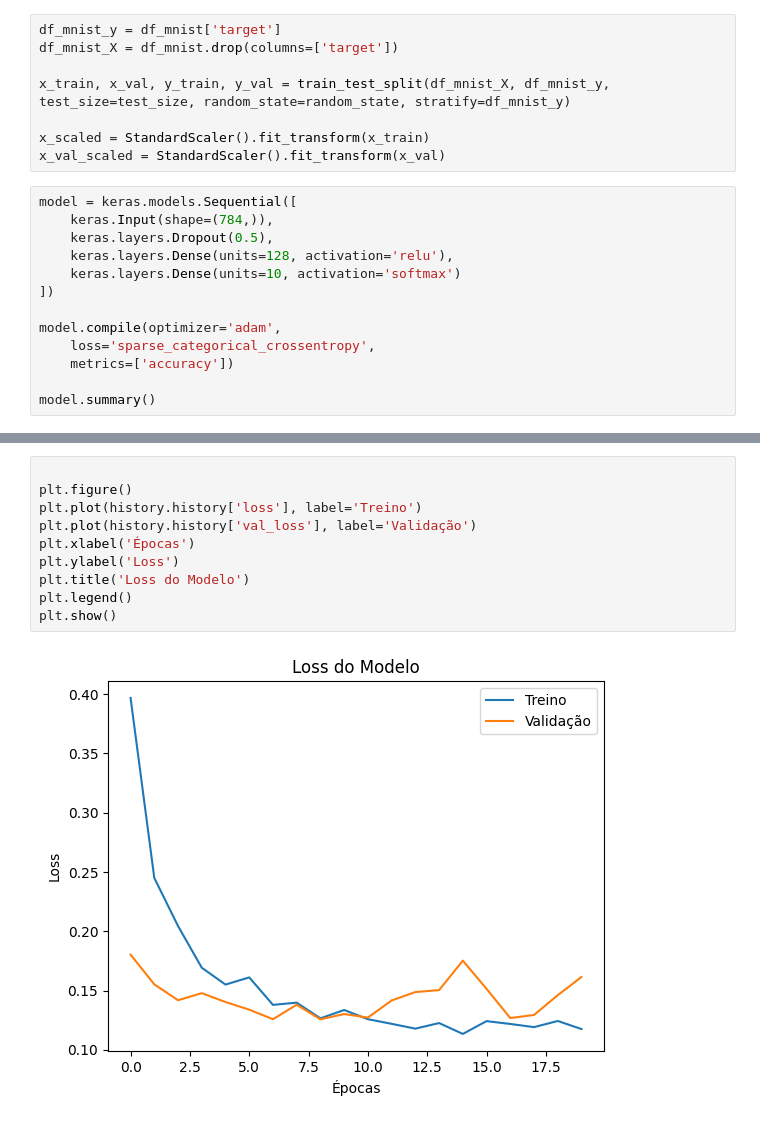
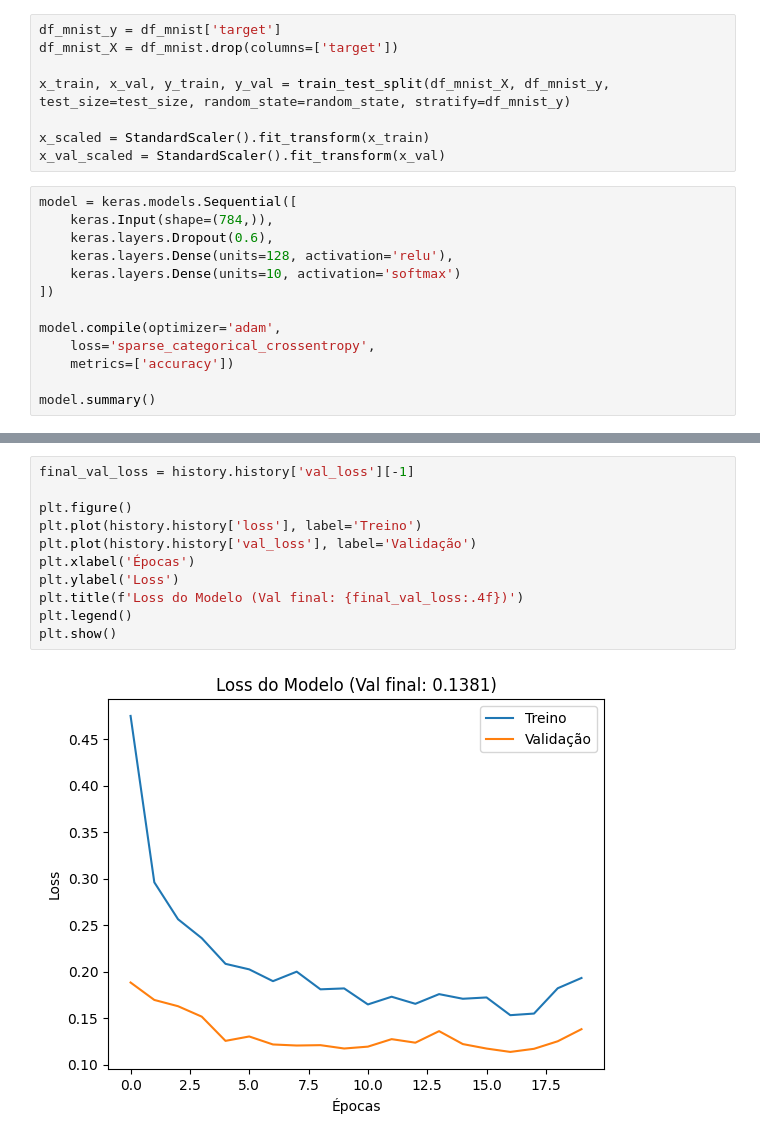
Before and after one commit to Wigglift/CNN_MLP_Mnist, a Jupyter notebook: projetoMLP.ipynb, the cells around one changed output, grey strips where cells are left out. Drawn from its saved outputs; the diff is of its cells as text.

Commit message:
chore: added final accuracy and loss to the graphs

```diff
--- a/projetoMLP.ipynb
+++ b/projetoMLP.ipynb
@@ -55,7 +57,7 @@ x_val_scaled = StandardScaler().fit_transform(x_val)
 # %%
 model = keras.models.Sequential([
     keras.Input(shape=(784,)),
-    keras.layers.Dropout(0.5),
+    keras.layers.Dropout(0.6),
     keras.layers.Dense(units=128, activation='relu'),
     keras.layers.Dense(units=10, activation='softmax')
 ])
@@ -107,13 +109,14 @@ Epoch 20/20
 # %%
+final_val_loss = history.history['val_loss'][-1]
 
 plt.figure()
 plt.plot(history.history['loss'], label='Treino')
 plt.plot(history.history['val_loss'], label='Validação')
 plt.xlabel('Épocas')
 plt.ylabel('Loss')
-plt.title('Loss do Modelo')
+plt.title(f'Loss do Modelo (Val final: {final_val_loss:.4f})')
 plt.legend()
 plt.show()
 # %% [output]
-[figure, old version]
+[figure, new version]
 # %%
```
Also changed, not shown: parts of 6 cells of this notebook, 1 other file.
